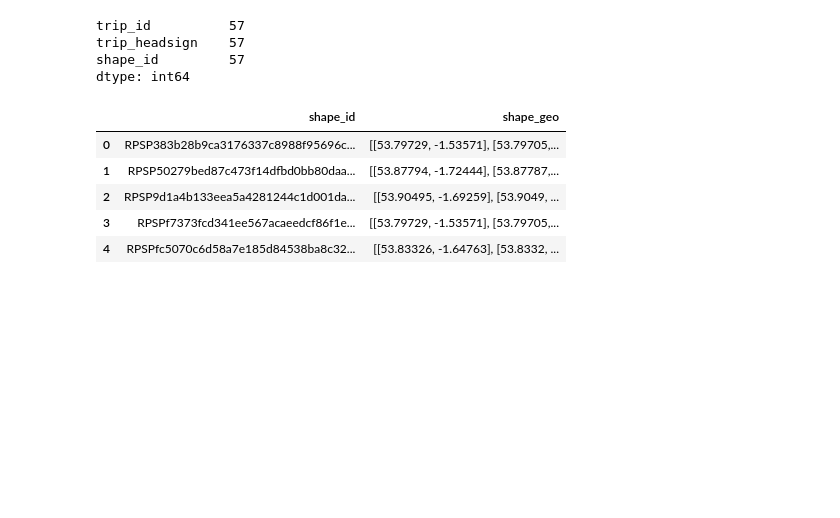
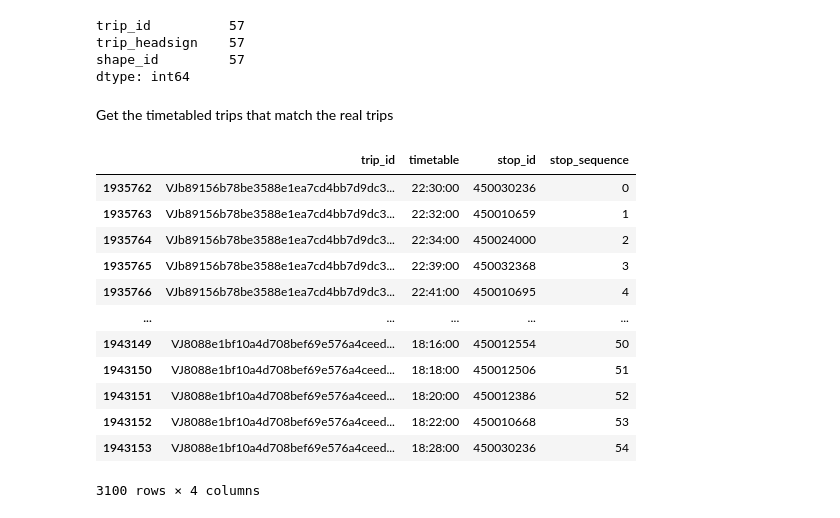
Before and after one commit to open-innovations/bus-tracking, a Jupyter notebook: pipelines/web-data.ipynb, the cells around one changed output. Saved outputs shown, nothing was run; the diff lists cells and outputs as text; code cells hidden in the pictures; blank space fills up the shorter version.

Commit message:
Refactor extracting real and timetable data for one route.

```diff
--- a/pipelines/web-data.ipynb
+++ b/pipelines/web-data.ipynb
@@ -4,4 +5,4 @@ ROOT.resolve()
 # %% [output]
 PosixPath('/Users/lukestrange/Code/bus-tracking')
 # %%
-agencies, routes, trips, stops, stop_times, calendar, calendar_dates, shapes, feed_info = load_full_gtfs(ROOT / "real-19SepGB_GTFS_Timetables")
+agencies, routes, trips, stops, stop_times, calendar, calendar_dates, shapes, feed_info = load_full_gtfs(ROOT / "war/yorkshire/190924", include=['shapes.txt', 'feed_info.txt'])
@@ -10,3 +9,5 @@ Loading additional non-required files.
+# %%
+tt_agencies, tt_routes, tt_trips, tt_stops, tt_stop_times, tt_calendar, tt_calendar_dates = load_full_gtfs(ROOT / "18SepGB_GTFS_Timetables_Downloaded/yorkshire")
 # %% [markdown]
 Get an example data file for the website. Use no.33 bus.
 # %%
@@ -24,14 +26,28 @@ trip_id          57
 trip_headsign    57
 shape_id         57
 dtype: int64
+# %% [markdown]
+Get the timetabled trips that match the real trips
+# %%
+matched_tt_stop_times = tt_stop_times[tt_stop_times.trip_id.isin(unique_trips)]
+matched_tt_stop_times_simple = matched_tt_stop_times.loc[:, ['trip_id', 'arrival_time', 'stop_id', 'stop_sequence']]
+matched_tt_stop_times_simple.rename(columns={'arrival_time': 'timetable'}, inplace=True)
+matched_tt_stop_times_simple
+# %% [output]
+|  | trip_id | timetable | stop_id | stop_sequence |
+| 1935762 | VJb89156b78be3588e1ea7cd4bb7d9dc3... | 22:30:00 | 450030236 | 0 |
+| 1935763 | VJb89156b78be3588e1ea7cd4bb7d9dc3... | 22:32:00 | 450010659 | 1 |
+| 1935764 | VJb89156b78be3588e1ea7cd4bb7d9dc3... | 22:34:00 | 450024000 | 2 |
+| 1935765 | VJb89156b78be3588e1ea7cd4bb7d9dc3... | 22:39:00 | 450032368 | 3 |
+| 1935766 | VJb89156b78be3588e1ea7cd4bb7d9dc3... | 22:41:00 | 450010695 | 4 |
+| ... | ... | ... | ... | ... |
+| 1943149 | VJ8088e1bf10a4d708bef69e576a4ceed... | 18:16:00 | 450012554 | 50 |
+| 1943150 | VJ8088e1bf10a4d708bef69e576a4ceed... | 18:18:00 | 450012506 | 51 |
+| 1943151 | VJ8088e1bf10a4d708bef69e576a4ceed... | 18:20:00 | 450012386 | 52 |
+| 1943152 | VJ8088e1bf10a4d708bef69e576a4ceed... | 18:22:00 | 450010668 | 53 |
+| 1943153 | VJ8088e1bf10a4d708bef69e576a4ceed... | 18:28:00 | 450030236 | 54 |
+3100 rows × 4 columns
 # %%
-shapes_this_route = shapes[shapes.shape_id.isin(unique_shapes)][['shape_id', 'shape_pt_lat', 'shape_pt_lon']]
-shapes_this_route = shapes_this_route.groupby('shape_id').apply(lambda x: x[['shape_pt_lat', 'shape_pt_lon']].values.round(5).tolist(), include_groups=False).reset_index(name='shape_geo')
-# shapes_this_route.to_json(ROOT / )
+shapes_this_route = shapes[shapes.shape_id.isin(unique_shapes)][['shape_id', 'shape_pt_lon', 'shape_pt_lat']]
+shapes_this_route = shapes_this_route.groupby('shape_id').apply(lambda x: x[['shape_pt_lon', 'shape_pt_lat']].values.round(5).tolist(), include_groups=False).reset_index(name='geometry')
+line = shapes_this_route.set_index('shape_id')['geometry'].to_dict()
-# %% [output]
-|  | shape_id | shape_geo |
-| 0 | RPSP383b28b9ca3176337c8988f95696c... | [[53.79729, -1.53571], [53.79705,... |
-| 1 | RPSP50279bed87c473f14dfbd0bb80daa... | [[53.87794, -1.72444], [53.87787,... |
-| 2 | RPSP9d1a4b133eea5a4281244c1d001da... | [[53.90495, -1.69259], [53.9049, ... |
-| 3 | RPSPf7373fcd341ee567acaeedcf86f1e... | [[53.79729, -1.53571], [53.79705,... |
-| 4 | RPSPfc5070c6d58a7e185d84538ba8c32... | [[53.83326, -1.64763], [53.8332, ... |
```
Also changed, not shown: parts of 9 cells of this notebook.
